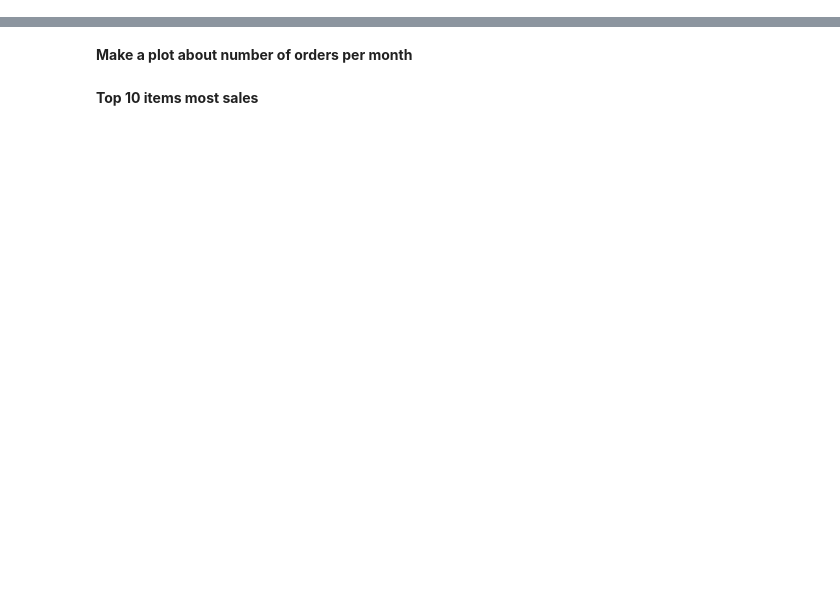
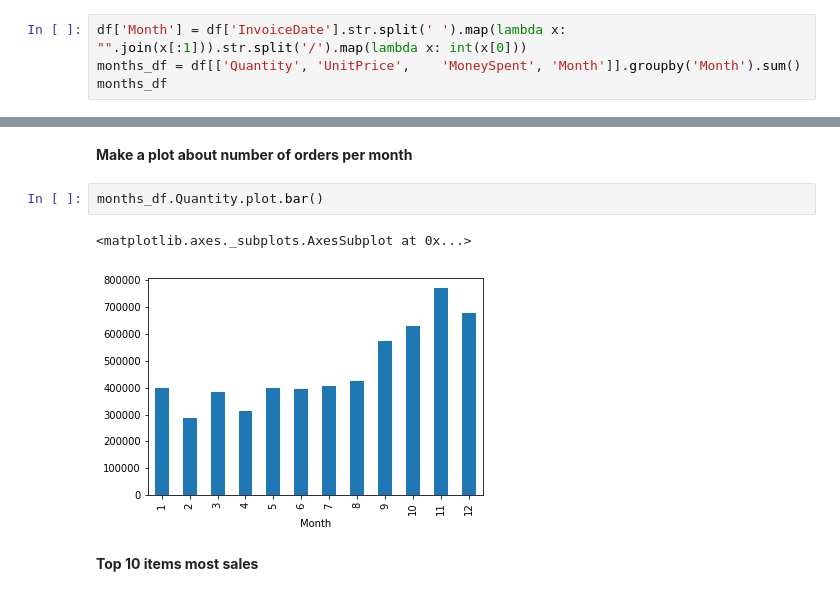
Before and after one commit to hao-phan-cs/devC-coderschool, a Jupyter notebook: Copy_of_Assignment_3_EDA.ipynb, the cells around one changed output, grey strips where cells are left out. Saved outputs shown, nothing was run; the diff lists cells and outputs as text; blank space fills up the shorter version.

```diff
--- a/Copy_of_Assignment_3_EDA.ipynb
+++ b/Copy_of_Assignment_3_EDA.ipynb
@@ -136,2 +246,6 @@ Few of useful data cleaning functions:
 # %% [markdown]
 **How many orders (per month)?**
+# %%
+df['Month'] = df['InvoiceDate'].str.split(' ').map(lambda x: "".join(x[:1])).str.split('/').map(lambda x: int(x[0]))
+months_df = df[['Quantity', 'UnitPrice',	'MoneySpent', 'Month']].groupby('Month').sum()
+months_df
@@ -138,4 +267,9 @@ Few of useful data cleaning functions:
 # %% [markdown]
 **Make a plot about number of orders per month**
+# %%
+months_df.Quantity.plot.bar()
+# %% [output]
+<matplotlib.axes._subplots.AxesSubplot at 0x...>
+[figure, added]
 # %% [markdown]
 **Top 10 items most sales**
```
Also changed, not shown: parts of 21 cells of this notebook.
